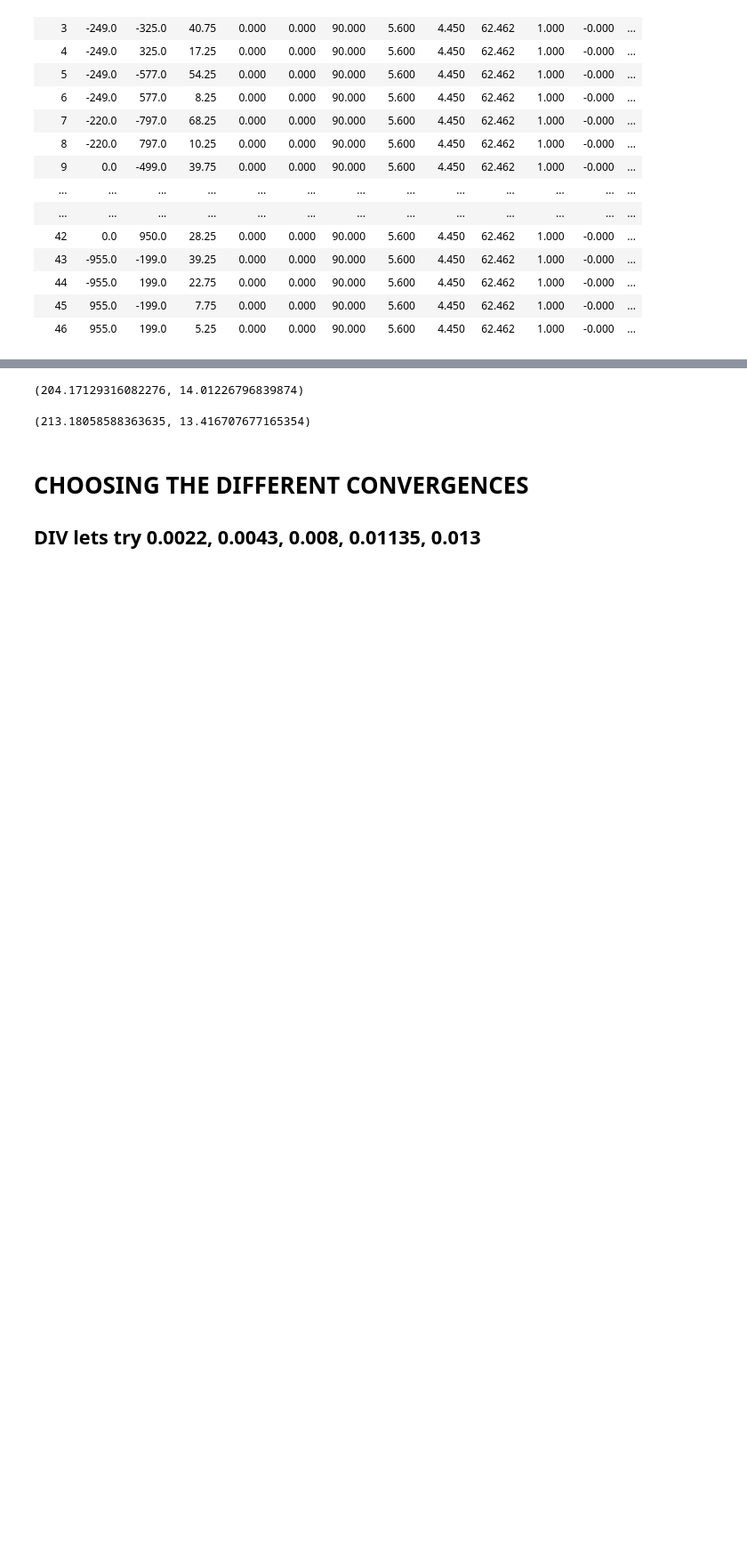
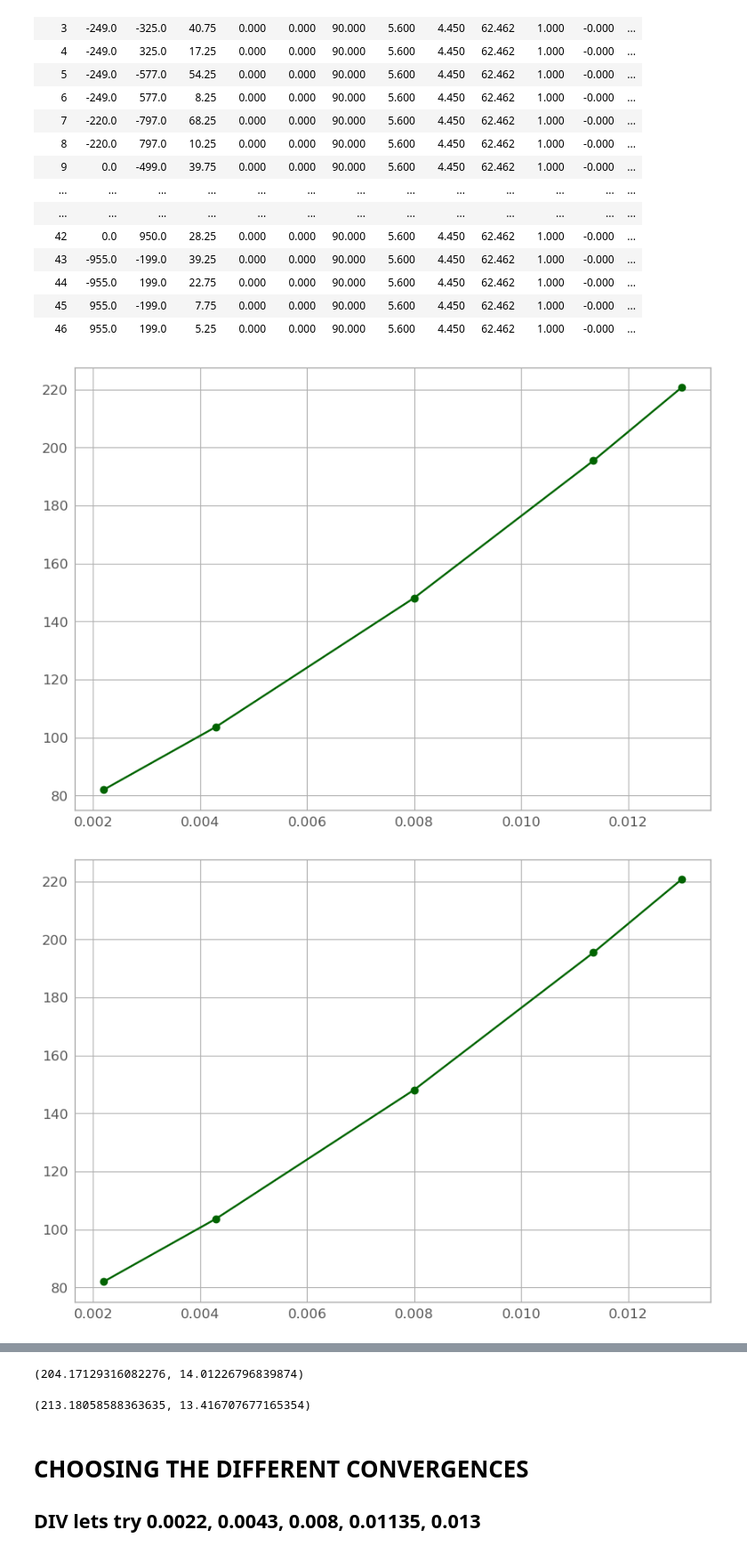
Before and after one commit to SamantaMorales/divtel, a Jupyter notebook: SST/BEST_SST_choosing_divergence_values.ipynb, the cells around one changed output, grey strips where cells are left out. Shown at 89% size. Cells and saved outputs as stored; diff of their text form; code cells hidden in the pictures; blank space fills up the shorter version.

```diff
--- a/SST/BEST_SST_choosing_divergence_values.ipynb
+++ b/SST/BEST_SST_choosing_divergence_values.ipynb
@@ -431,0 +434,11 @@ Table length=46
+# %%
+full_array_FoV_cut=[]
+full_array_av_m_cut=[]
+for divergence in divergence_list:
+    full_array.divergent_pointing(div=divergence)
+    full_array_FoV_cut.append(full_array.hFoV(m_cut=3)[0])
+    full_array_av_m_cut.append(full_array.hFoV(m_cut=3)[1])
+    full_array.multiplicity_plot()
+# %% [output]
+[figure, added]
+[figure, added]
```
Also changed, not shown: parts of 20 cells of this notebook, 3 other files.
